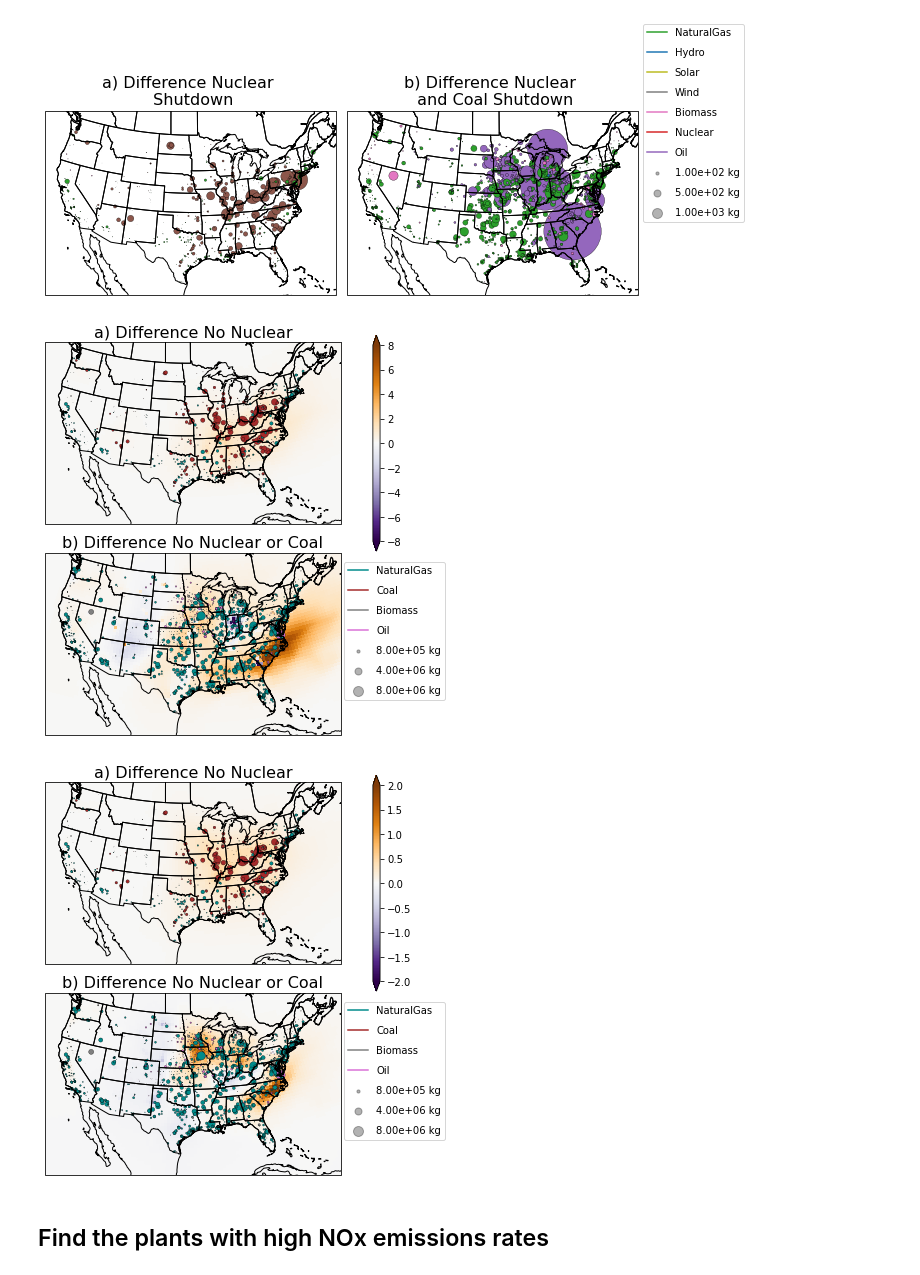
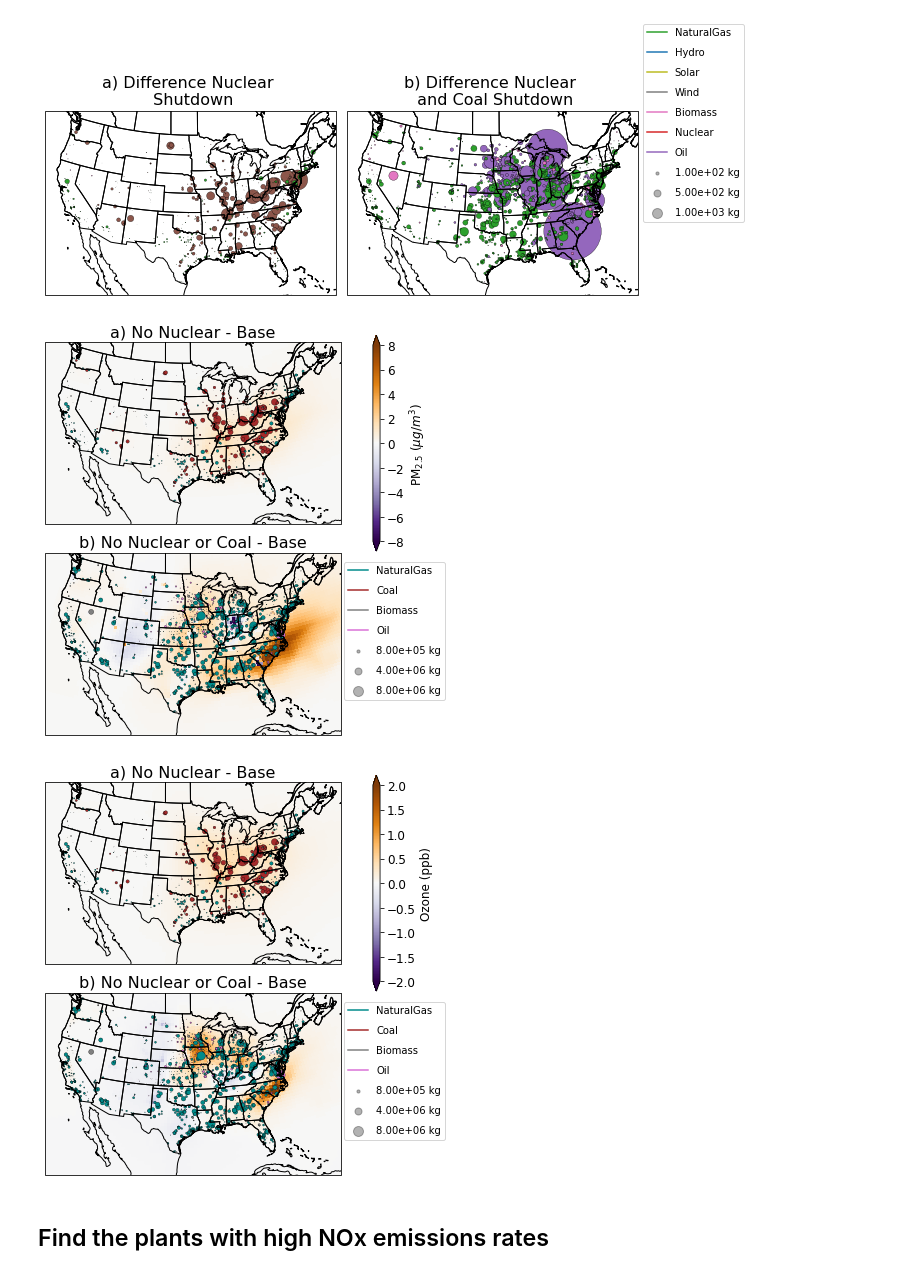
Before and after one commit to lfreese/us-ego, a Jupyter notebook: ego_nonuclear_project/1_emissions_map.ipynb, the cells around one changed output. Drawn from its saved outputs; the diff is of its cells as text; code cells hidden in the pictures.

```diff
--- a/ego_nonuclear_project/1_emissions_map.ipynb
+++ b/ego_nonuclear_project/1_emissions_map.ipynb
@@ -523,7 +524,7 @@ color_list = [color_dict[fuel] for fuel in fuel_type]
 ax=fig.add_subplot(2,1,1, projection=ccrs.LambertConformal())
 ax.coastlines()
 ax.add_feature(cfeat.STATES)
-ax.set_title('a) Difference No Nuclear', fontsize = 16)
+ax.set_title('a) No Nuclear - Base', fontsize = 16)
 ax.set_extent([-120,-70,20,50])
 ### background ###
 
@@ -560,7 +561,7 @@ color_list = [color_dict[fuel] for fuel in fuel_type]
 ax=fig.add_subplot(2,1,2, projection=ccrs.LambertConformal())
 ax.coastlines()
 ax.add_feature(cfeat.STATES)
-ax.set_title('b) Difference No Nuclear or Coal', fontsize = 16)
+ax.set_title('b) No Nuclear or Coal - Base', fontsize = 16)
 ax.set_extent([-120,-70,20,50])
 ### background ###
 
@@ -599,10 +600,12 @@ cax = fig.add_axes([1.0, 0.45, 0.02, 0.5])
 sm = plt.cm.ScalarMappable(cmap=cmap, norm=plt.Normalize(vmin = vmin, vmax = vmax))
 sm._A = []
 cbar = fig.colorbar(sm, cax=cax, extend = 'both')
+cbar.set_label(label = r'PM$_{2.5} \  (\mu g/m^3)$ ', fontsize=12)
+cbar.ax.tick_params(labelsize='large')
 
 plt.savefig('./Figures/O3_plants.png', bbox_inches = 'tight', dpi = 150)
 # %% [output]
-[figure, old version]
+[figure, new version]
 # %%
 fig = plt.figure(figsize=[5,6])
 mod_factor = 80000
@@ -624,7 +627,7 @@ color_list = [color_dict[fuel] for fuel in fuel_type]
 ax=fig.add_subplot(2,1,1, projection=ccrs.LambertConformal())
 ax.coastlines()
 ax.add_feature(cfeat.STATES)
-ax.set_title('a) Difference No Nuclear', fontsize = 16)
+ax.set_title('a) No Nuclear - Base', fontsize = 16)
 ax.set_extent([-120,-70,20,50])
 ### background ###
 
@@ -661,7 +664,7 @@ color_list = [color_dict[fuel] for fuel in fuel_type]
 ax=fig.add_subplot(2,1,2, projection=ccrs.LambertConformal())
 ax.coastlines()
 ax.add_feature(cfeat.STATES)
-ax.set_title('b) Difference No Nuclear or Coal', fontsize = 16)
+ax.set_title('b) No Nuclear or Coal - Base', fontsize = 16)
 ax.set_extent([-120,-70,20,50])
 ### background ###
 
@@ -676,34 +679,36 @@ lat_o = df_normal.loc[(df_normal['FuelType'].isin(plants))].groupby(['ORISCode']
 lon_o = df_normal.loc[(df_normal['FuelType'].isin(plants))].groupby(['ORISCode']).first()['LON']
 #color based on the fuel type
 fuel_type=df_normal.loc[(df_normal['FuelType'].isin(plants))].groupby(['ORISCode']).first()['FuelType']
 #size based on generation
 size=df_nocoal.loc[(df_nocoal['FuelType'].isin(plants))].groupby(['ORISCode']).mean()['total_gen']/mod_factor- df_normal.loc[(df_normal['FuelType'].isin(plants))].groupby(['ORISCode']).mean()['total_gen']/mod_factor
 #PCM parameters and plot for observations
 PCM_o=ax.scatter(lon_o, lat_o, c=color_list, s = size, transform=ccrs.PlateCarree(),linewidth=.3, marker = 'o', edgecolor = 'k',
                   alpha = 1.)
 plt.tight_layout()
 
 
 ##### legend #######
 plants = ['NaturalGas','Coal', 'Biomass', 'Oil']
 for key in plants:
     plt.plot([],[],label=key, color=color_dict[key])
 plt.legend();
 
 for size in [10, 50, 100]:
     plt.scatter([], [], c='k', alpha=0.3, s=size,
                 label="{:.2e}".format(size*mod_factor) + ' kg')
 plt.legend(scatterpoints=1, frameon=True, labelspacing=1, bbox_to_anchor = (0.995,0.98));
 
 # Add single colorbar
 cax = fig.add_axes([1.0, 0.45, 0.02, 0.5])
 sm = plt.cm.ScalarMappable(cmap=cmap, norm=plt.Normalize(vmin = -2, vmax = 2))
 sm._A = []
 cbar = fig.colorbar(sm, cax=cax, extend = 'both')
+cbar.set_label(label = r'Ozone (ppb)', fontsize=12)
+cbar.ax.tick_params(labelsize='large')
 
 plt.savefig('./Figures/PM_plants.png', bbox_inches = 'tight', dpi = 150)
 # %% [output]
-[figure, old version]
+[figure, new version]
 # %% [markdown]
 ## Find the plants with high NOx emissions rates
 # %%
```
Also changed, not shown: parts of 1 cell of this notebook, 6 other files.
